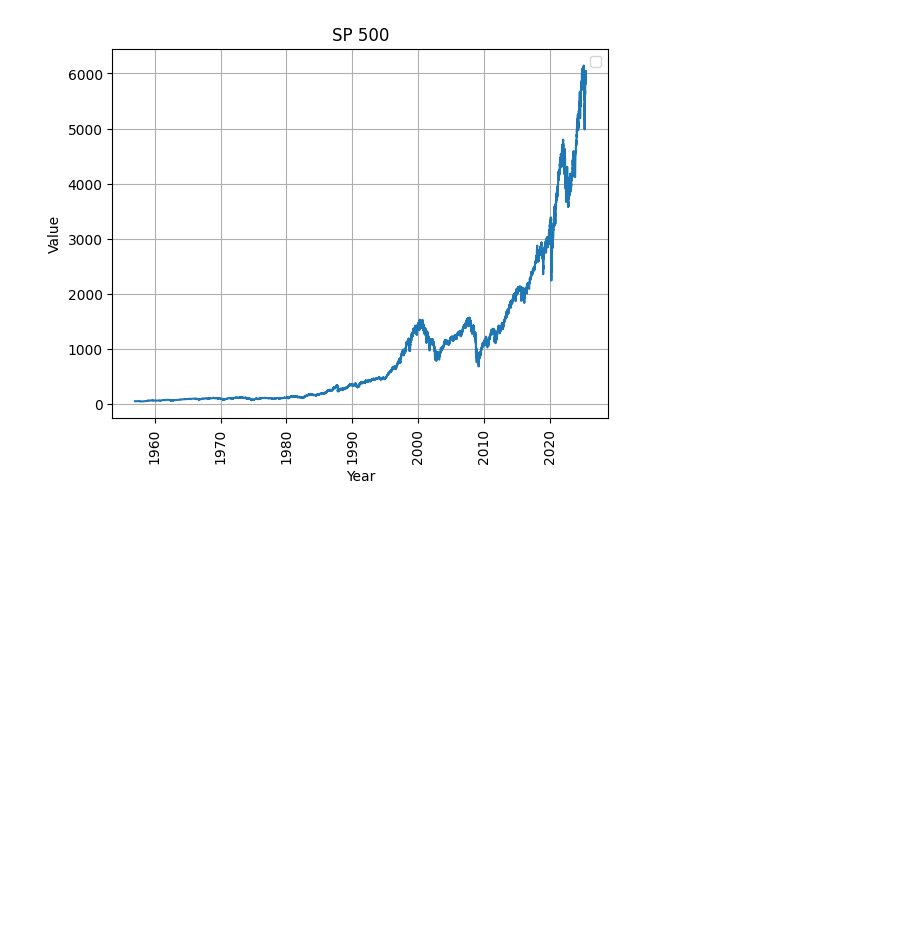
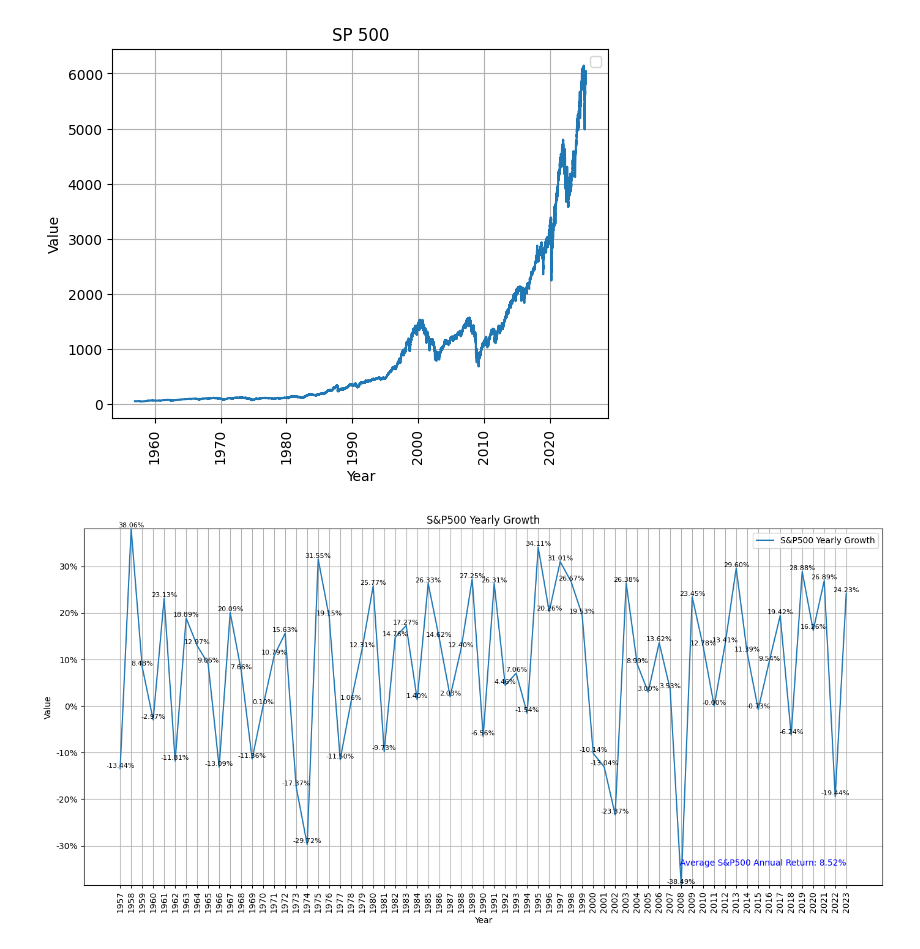
Before and after one commit to nt1538/sp500, a Jupyter notebook: graphexcel.ipynb, the cells around one changed output. Saved outputs shown, nothing was run; the diff lists cells and outputs as text; code cells hidden in the pictures; blank space fills up the shorter version.

Commit message:
graphs&excel

```diff
--- a/graphexcel.ipynb
+++ b/graphexcel.ipynb
@@ -154,3 +154,86 @@ df = pd.DataFrame(newData)
 df.to_excel('SP 500 data.xlsx', engine='openpyxl', index=False)
 # %% [output]
 [figure]
+# %%
+import pandas as pd
+import numpy as np
+import matplotlib.pyplot as plt
+
+
+def yearReturn(data, start_year, end_year):
+
+    startyear = start_year
+    # Set index and convert date column to datetime
+    data.set_index('Date', inplace=True)
+    data.reset_index(inplace=True)
+    data.rename(columns={'index': 'Date'}, inplace=True)
+    data['Date'] = pd.to_datetime(data['Date'])
+
+    RTN = []
+    yearList = []
+
+    while start_year <= end_year:
+        CurYearData = data[data['Date'].dt.year == start_year]
+        CurYearData.reset_index(inplace=True)
+        CurYearData = CurYearData['S&P500']
+
+        inc = (CurYearData[len(CurYearData) - 1] - CurYearData[0]) / CurYearData[0]
+
+        RTN.append(inc * 100)
+        yearList.append(f"{start_year}")
+        start_year += 1
+
+    start_year = startyear
+
+    # Plot results
+    plt.figure(figsize=(14, 7))
+
+    ymax = np.max(RTN)
+    ymin = np.min(RTN)
+    comp = (ymax - ymin)/20
+    avg_RTN = np.mean(RTN)
+
+    plt.title(f'S&P500 Yearly Growth')
+    plt.plot(yearList, RTN, label=f'S&P500 Yearly Growth')
+    plt.text(yearList[-1], ymin + comp, f'Average S&P500 Annual Return: {avg_RTN:.2f}%', color='blue', ha='right', va='bottom', fontsize=10)
+    for i, txt in enumerate(RTN):
+        plt.text(yearList[i], RTN[i], f'{txt:.2f}%', ha='center', va='bottom', fontsize=8)
+
+    plt.xlabel('Year')
+    plt.ylabel('Value')
+    plt.xticks(rotation=90)
+    plt.legend()
+    plt.grid(True)
+    plt.gca().yaxis.set_major_formatter(plt.FuncFormatter(lambda x, _: f'{x:.0f}%'))
+    plt.ylim(ymin, ymax)
+    plt.tight_layout()  # Adjust layout to make room for x-axis labels
+    plt.show()
+
+    newData = {
+        "Year List": yearList,
+        f"S&P500 Yearly Growth": RTN
+    }
+    df = pd.DataFrame(newData)
+    df.to_excel('YearReturn.xlsx', engine='openpyxl', index=False)
+
+
+data1 = pd.read_csv('new_S&P500-raw_prices.csv')
+data1 = data1[['Price', 'Close']]
+data1 = data1.iloc[2:]
+data1['Price'] = pd.to_datetime(data1['Price'])
+data1.set_index('Price', inplace=True)
+full_date_range = pd.date_range(start=data1.index.min(), end=data1.index.max(), freq='D')
+data1 = data1.reindex(full_date_range)
+data1.ffill(inplace=True)
+data1.reset_index(inplace=True)
+data1.rename(columns={'index': 'Date'}, inplace=True)
+data1.rename(columns={'Close': 'S&P500'}, inplace=True)
+
+data1['S&P500'] = pd.to_numeric(data1['S&P500'], errors='coerce')
+data1.set_index('Date', inplace=True)
+data1.reset_index(inplace=True)
+data1.rename(columns={'index': 'Date'}, inplace=True)
+data1['Date'] = pd.to_datetime(data1['Date'])
+yearReturn(data1, 1957,2023)
+# %% [output]
+[figure, added]
```
Also changed, not shown: 1 other file.
